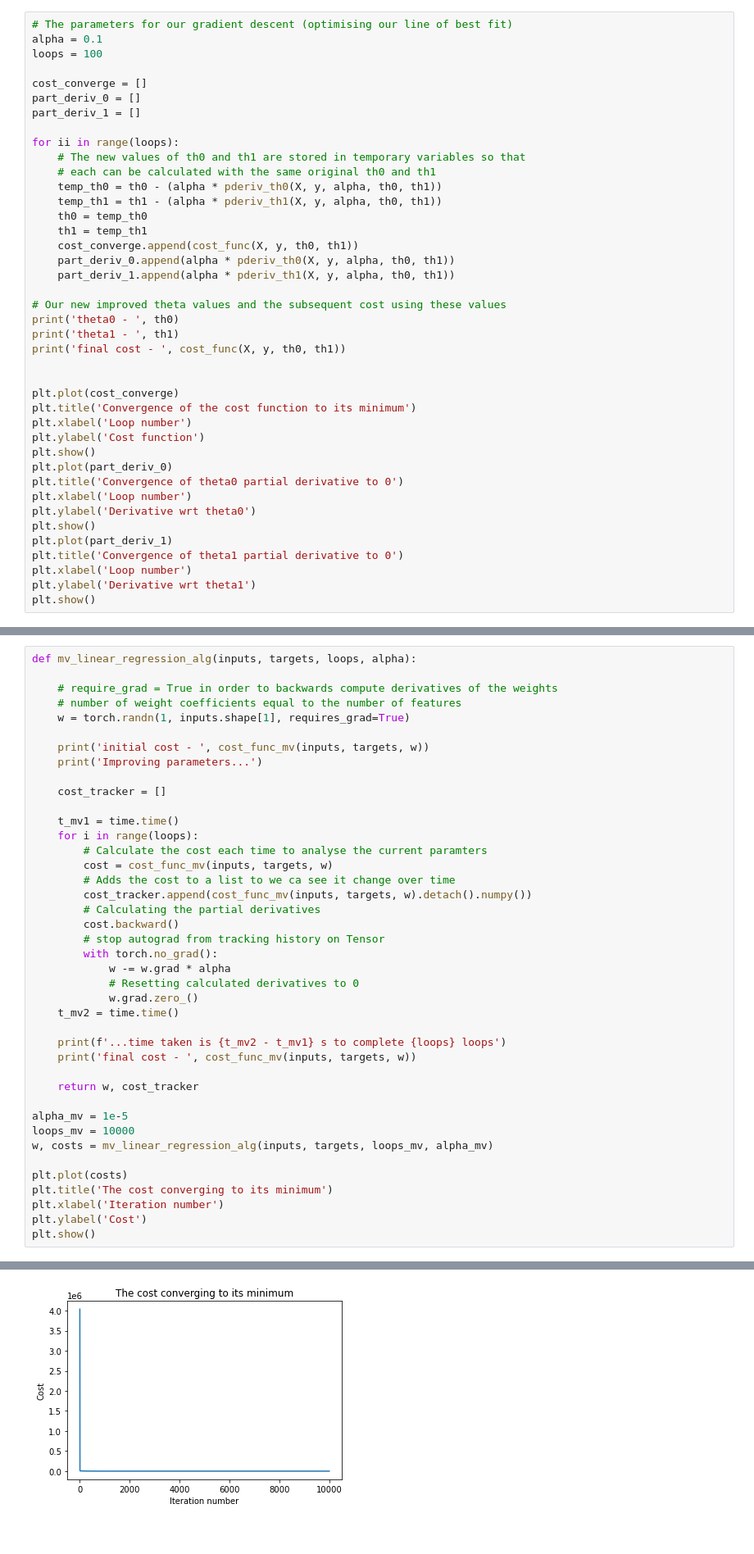
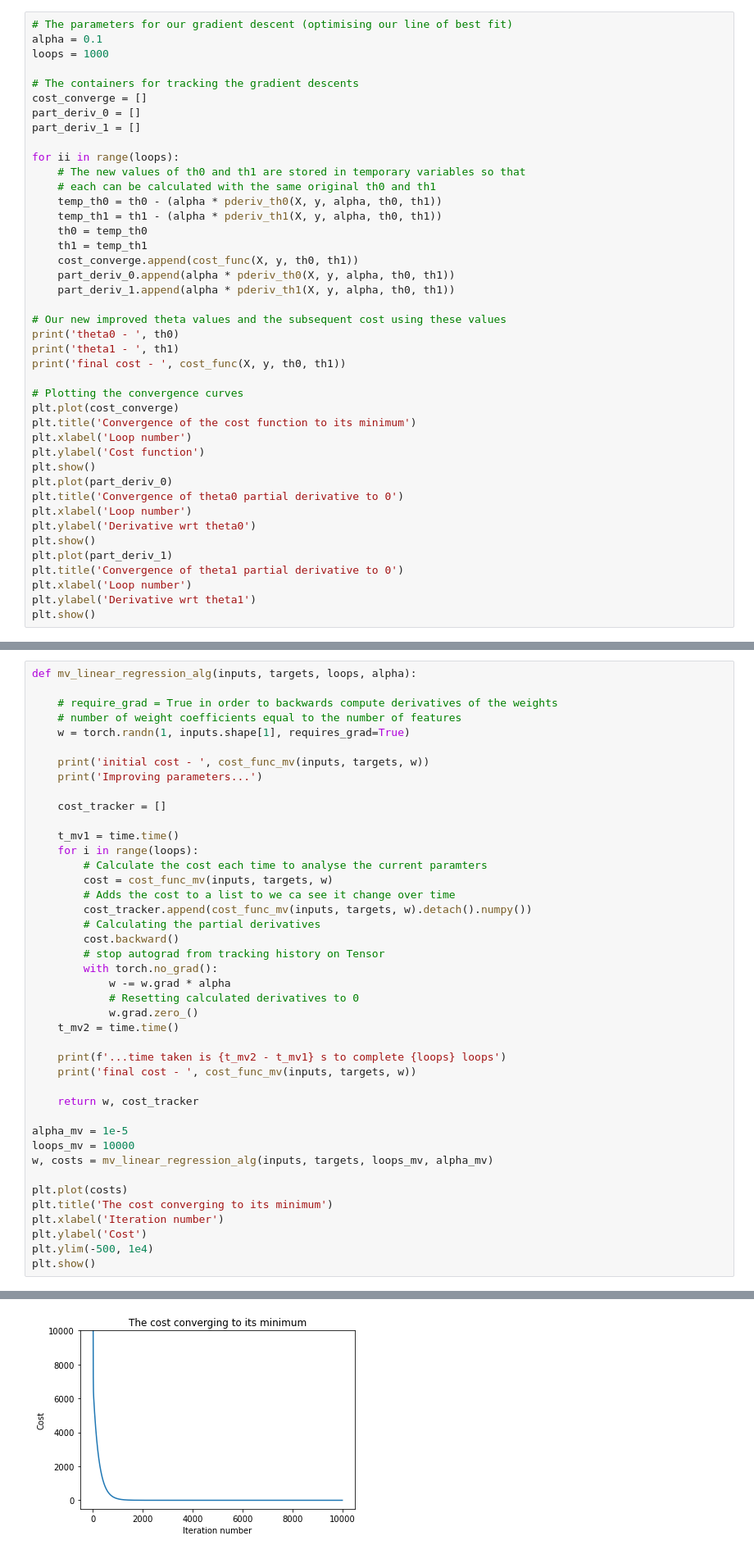
Before and after one commit to foxfoxfox7/Learning-machine-learning, a Jupyter notebook: linear_regression/Linear_regression_from_scratch.ipynb, the cells around one changed output, grey strips where cells are left out. Shown at 82% size. Cells and saved outputs as stored; diff of their text form.

```diff
--- a/linear_regression/Linear_regression_from_scratch.ipynb
+++ b/linear_regression/Linear_regression_from_scratch.ipynb
@@ -78,8 +79,9 @@ The optimization parameter $\alpha$ allows us to control the speed of descent. W
 # %%
 # The parameters for our gradient descent (optimising our line of best fit)
 alpha = 0.1
-loops = 100
+loops = 1000
 
+# The containers for tracking the gradient descents
 cost_converge = []
 part_deriv_0 = []
 part_deriv_1 = []
@@ -100,7 +102,7 @@ print('theta0 - ', th0)
 print('theta1 - ', th1)
 print('final cost - ', cost_func(X, y, th0, th1))
 
-
+# Plotting the convergence curves
 plt.plot(cost_converge)
 plt.title('Convergence of the cost function to its minimum')
 plt.xlabel('Loop number')
@@ -272,5 +278,6 @@ plt.plot(costs)
 plt.title('The cost converging to its minimum')
 plt.xlabel('Iteration number')
 plt.ylabel('Cost')
+plt.ylim(-500, 1e4)
 plt.show()
 # %% [output]
@@ -281,4 +288,4 @@ final cost -  tensor(1.5943e-06, grad_fn=<MulBackward0>)
-[figure, old version]
+[figure, new version]
 # %% [markdown]
 Here we plot the cost function again to make sure it is trending towards its minimum. If the alpha value is sufficiently small, the cost should get smaller at every step. We also want to check that it has reached a minimum and it isn't still converging. When we see the cost gradient descent we can alter our alpha parameter. In this case the convergence is relatively easy due to high correlations between the features and the target and only a few features. However, it would often be important to adjust alpha to get it as high as possible while still maintaining a consistent decent of the cost. If the alpha value is too small it could take prohibitively long to converge.
 # %%
```
Also changed, not shown: parts of 14 cells of this notebook, 8 other files.
